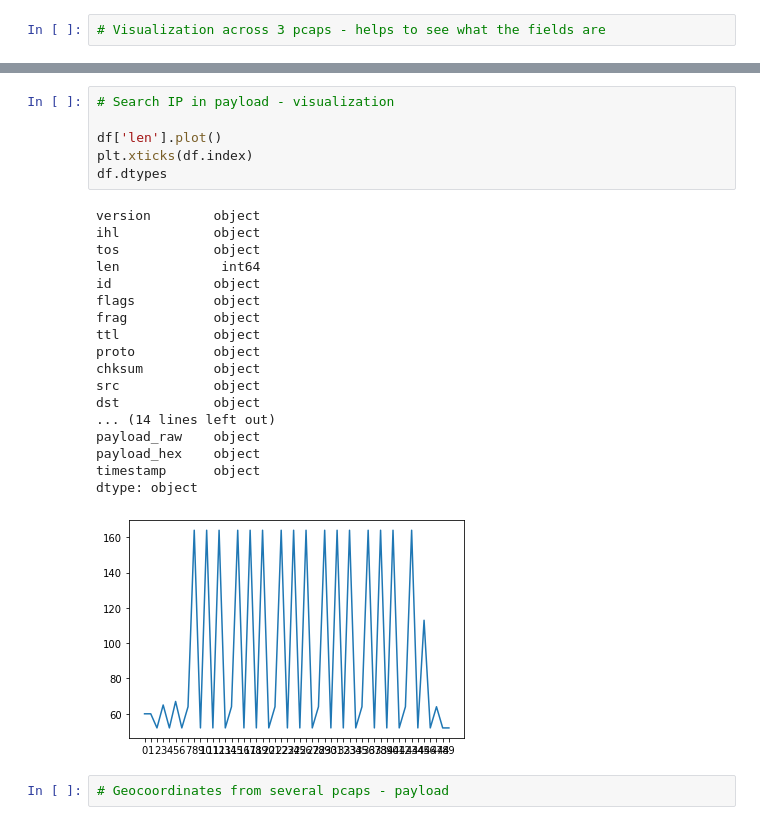
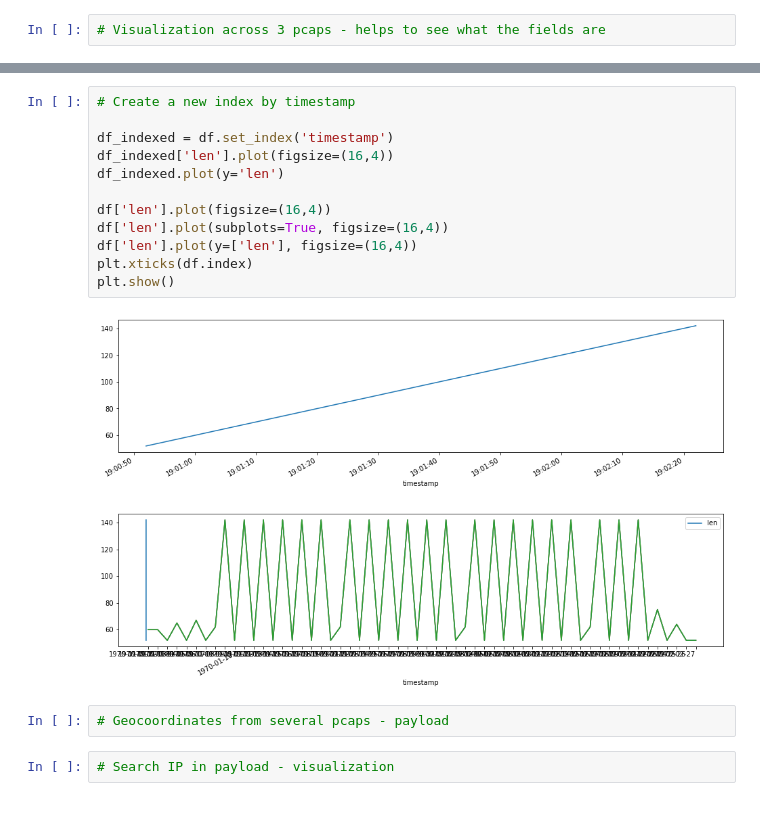
Before and after one commit to fulmetalpackets/protohacking, a Jupyter notebook: packet_analysis/packet_analysis.ipynb, the cells around one changed output, grey strips where cells are left out. Cells and saved outputs as stored; diff of their text form.

```diff
--- a/packet_analysis/packet_analysis.ipynb
+++ b/packet_analysis/packet_analysis.ipynb
@@ -154,27 +179,19 @@ plt.show()
-# %%
-# Search IP in payload - visualization
-
-df['len'].plot()
-plt.xticks(df.index)
-df.dtypes
-# %% [output]
-version        object
-ihl            object
-tos            object
-len             int64
-id             object
-flags          object
-frag           object
-ttl            object
-proto          object
-chksum         object
-src            object
-dst            object
-... (14 lines left out)
-payload_raw    object
-payload_hex    object
-timestamp      object
-dtype: object
-[figure, removed]
+# %%
+# Create a new index by timestamp
+
+df_indexed = df.set_index('timestamp')
+df_indexed['len'].plot(figsize=(16,4))
+df_indexed.plot(y='len')
+
+df['len'].plot(figsize=(16,4))
+df['len'].plot(subplots=True, figsize=(16,4))
+df['len'].plot(y=['len'], figsize=(16,4))
+plt.xticks(df.index)
+plt.show()
+# %% [output]
+[figure, added]
+[figure, added]
 # %%
 # Geocoordinates from several pcaps - payload
+# %%
+# Search IP in payload - visualization
```
Also changed, not shown: parts of 11 cells of this notebook.
